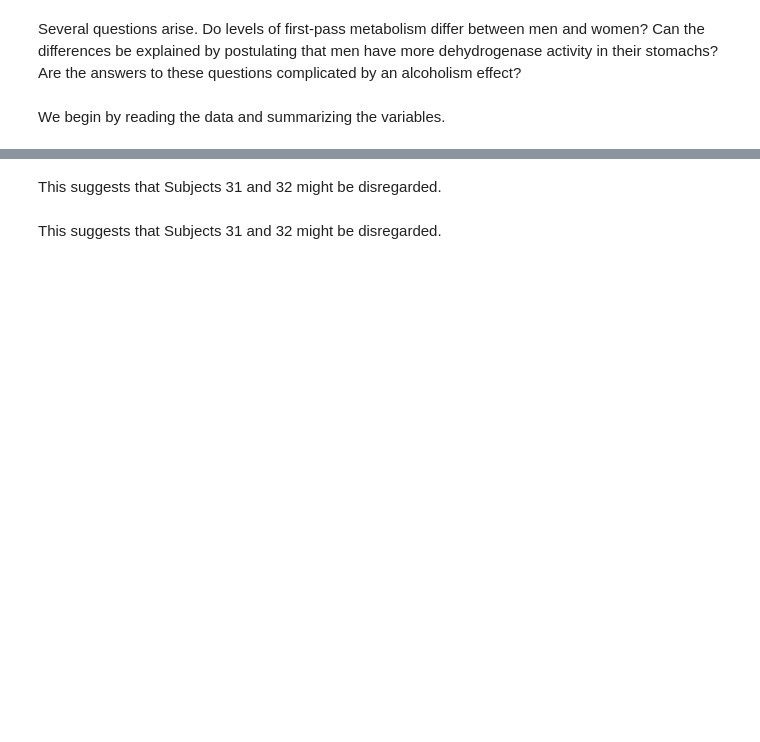
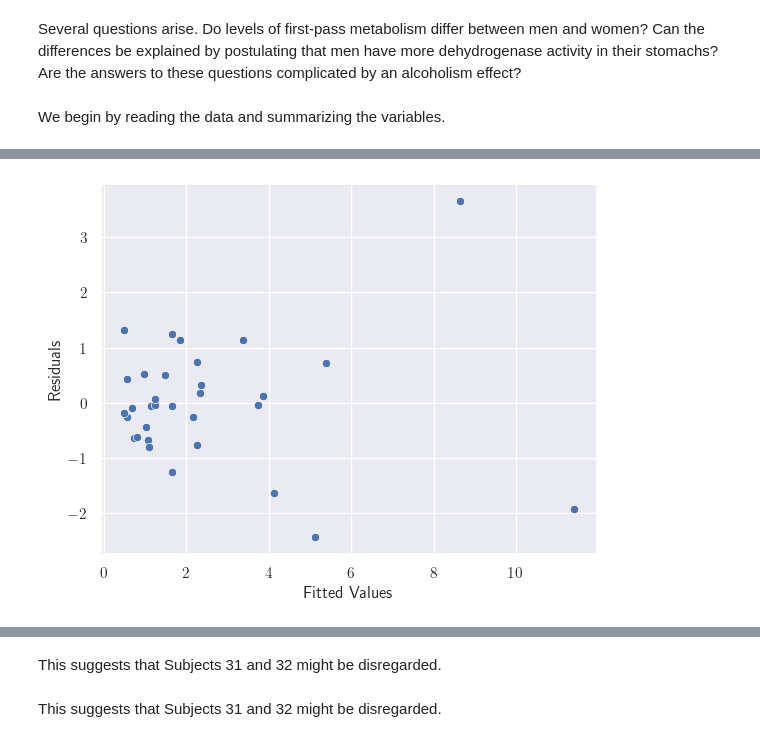
Before and after one commit to quintusdias/sleuth3, a Jupyter notebook: ch11/case1101.ipynb, the cells around one changed output, grey strips where cells are left out. Cells and saved outputs as stored; diff of their text form; code cells hidden in the pictures; blank space fills up the shorter version.

```diff
--- a/ch11/case1101.ipynb
+++ b/ch11/case1101.ipynb
@@ -37,9 +52,14 @@ This does not lend any wisdom one way or the other as to whether alcoholism is r
 # %%
 formula = (
-    'Metabol ~ Gastric + Sex + Alcohol '
-    '+ Gastric:Sex + Sex:Alcohol + Gastric:Alcohol '
-    '+ Gastric:Sex:Alcohol'
+    'Metabol '
+    '~ Gastric '
+    '+ C(Sex, Treatment(reference="Male")) '
+    '+ C(Alcohol, Treatment(reference="Non-alcoholic"))'
+    '+ Gastric:C(Sex, Treatment(reference="Male")) '
+    '+ C(Alcohol, Treatment(reference="Non-alcoholic")):C(Sex, Treatment(reference="Male")) '
+    '+ Gastric:C(Alcohol, Treatment(reference="Non-alcoholic")) '
+    '+ Gastric:C(Alcohol, Treatment(reference="Non-alcoholic")):C(Sex, Treatment(reference="Male"))'
 )
 model = smf.ols(formula, data=df)
-model_fit = model.fit()
-model_fit.summary()
+results = model.fit()
+results.summary()
@@ -46,4 +92,6 @@ model_fit.summary()
 # %%
-ax = sns.scatterplot(results.fittedvalues, results.resid)
+ax = sns.scatterplot(x=results.fittedvalues, y=results.resid)
 ax.set_xlabel('Fitted Values')
-ax.set_ylabel('Residuals')
+_ = ax.set_ylabel('Residuals')
+# %% [output]
+[figure, added]
```
Also changed, not shown: parts of 14 cells of this notebook, 1 other file.
